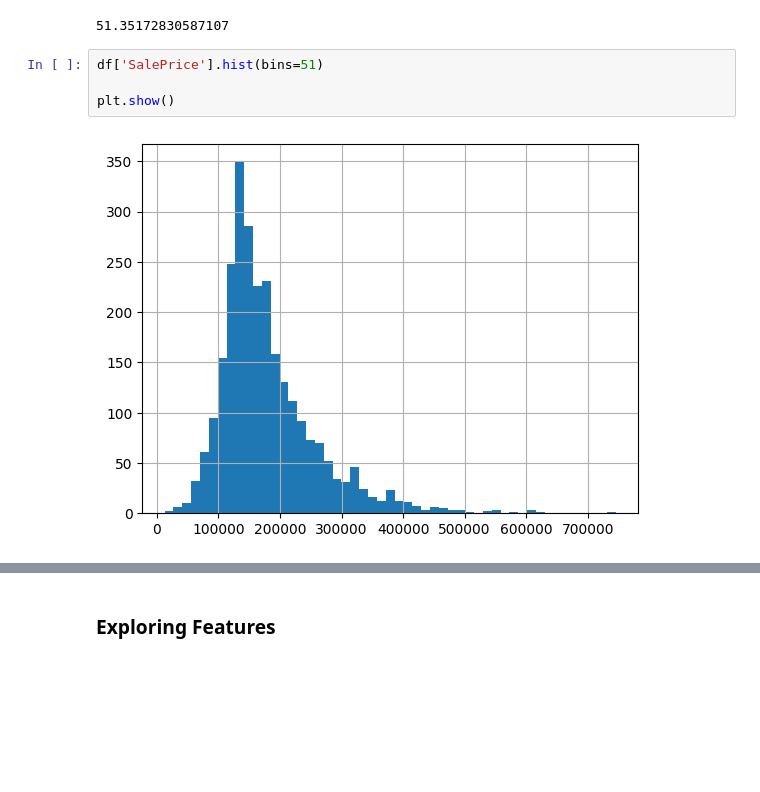
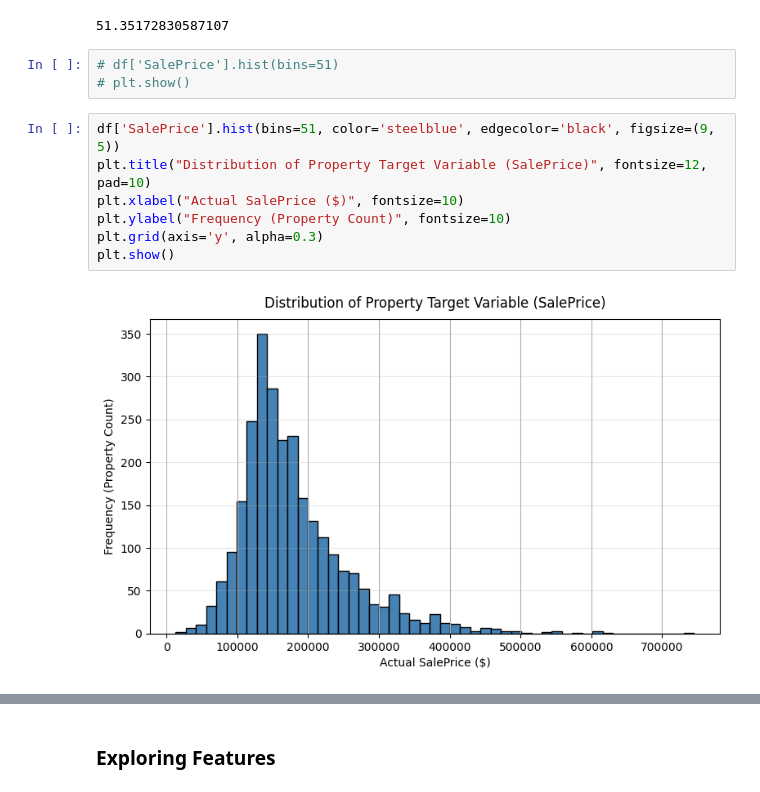
Before and after one commit to ikoghoddds-bit/Data-Science-Portfolio-C21, a Jupyter notebook: Projects/Project-2/Copy_of_Project_blank_template.ipynb, the cells around one changed output, grey strips where cells are left out. Cells and saved outputs as stored; diff of their text form; blank space fills up the shorter version.

```diff
--- a/Projects/Project-2/Copy_of_Project_blank_template.ipynb
+++ b/Projects/Project-2/Copy_of_Project_blank_template.ipynb
@@ -214,9 +218,15 @@ np.int64(0)
 # %% [output]
 51.35172830587107
 # %%
-df['SalePrice'].hist(bins=51)
-
-plt.show()
+# df['SalePrice'].hist(bins=51)
+# plt.show()
-# %% [output]
-[figure, removed]
+# %%
+df['SalePrice'].hist(bins=51, color='steelblue', edgecolor='black', figsize=(9, 5))
+plt.title("Distribution of Property Target Variable (SalePrice)", fontsize=12, pad=10)
+plt.xlabel("Actual SalePrice ($)", fontsize=10)
+plt.ylabel("Frequency (Property Count)", fontsize=10)
+plt.grid(axis='y', alpha=0.3)
+plt.show()
+# %% [output]
+[figure, added]
 # %%
```
Also changed, not shown: parts of 15 cells of this notebook.
